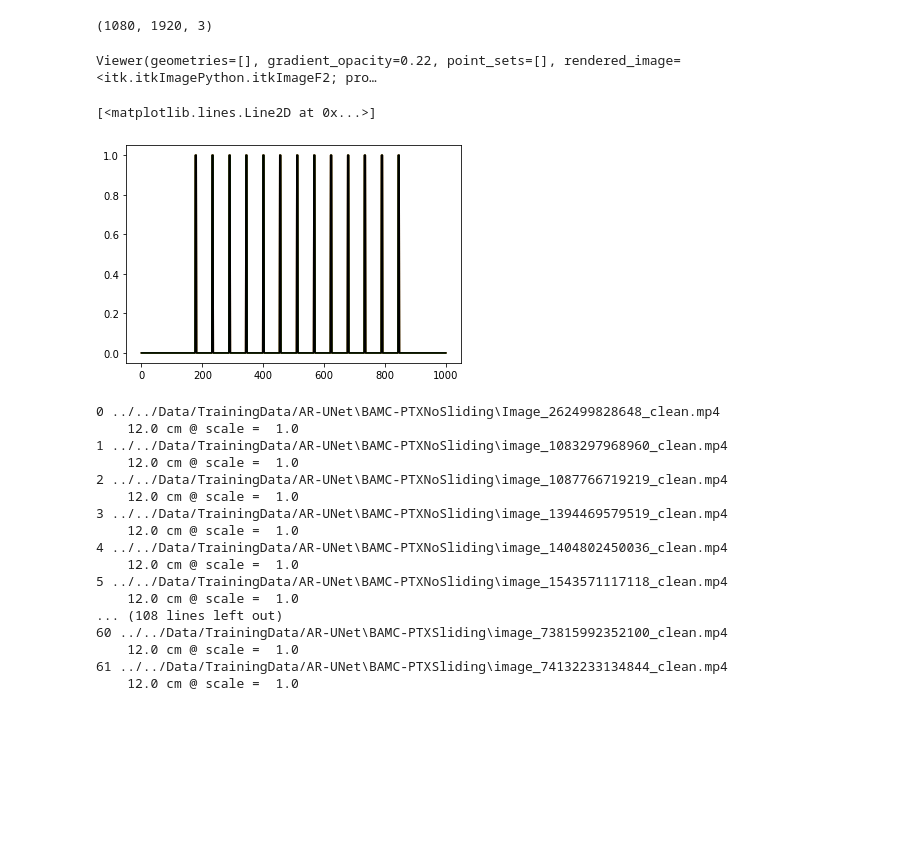
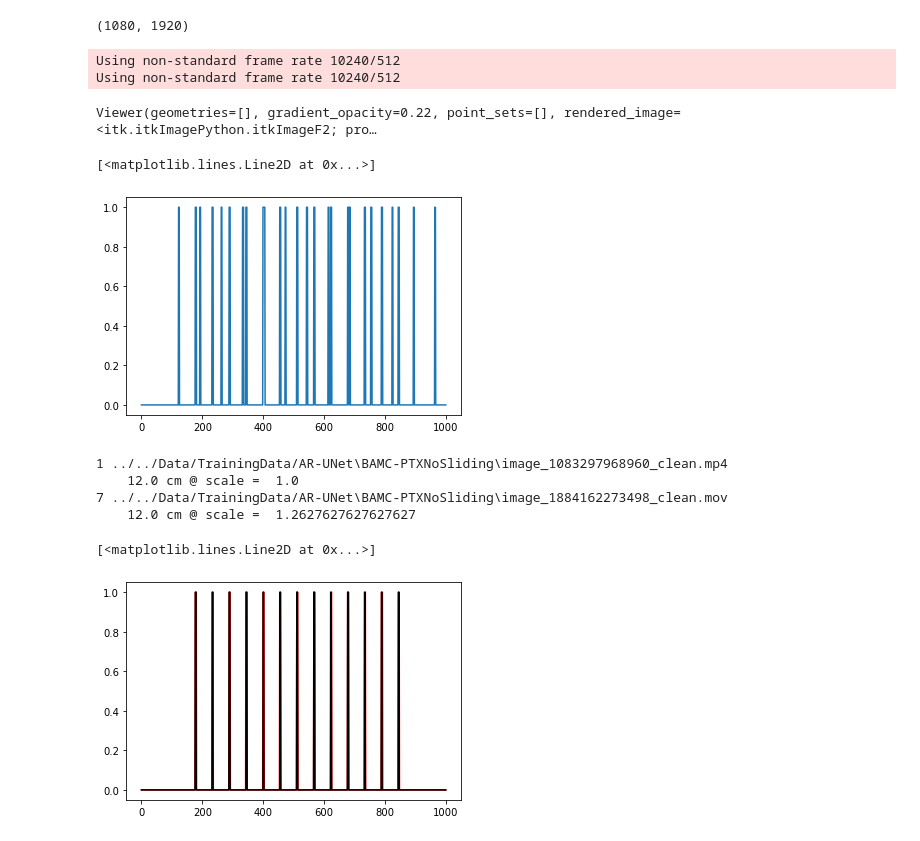
Before and after one commit to KitwareMedical/itkARGUS-DARPA-POCUS_AI-Archive, a Jupyter notebook: Experiments/LinearResampling/estimate_depth_and_zoom_using_C52_image_markers.ipynb, the cells around one changed output. Drawn from its saved outputs; the diff is of its cells as text; code cells hidden in the pictures; blank space fills up the shorter version.

```diff
--- a/Experiments/LinearResampling/estimate_depth_and_zoom_using_C52_image_markers.ipynb
+++ b/Experiments/LinearResampling/estimate_depth_and_zoom_using_C52_image_markers.ipynb
@@ -41,19 +45,20 @@ min_frame = 2
 max_frame = 4
 num_frame = max_frame-min_frame
 
-initVid = imageio.get_reader(data_paths[0], 'ffmpeg')
-vid_shape = initVid.get_data(0).shape
+height,width = shape_video(data_paths[0])
+vid_shape = (height,width)
 print(vid_shape)
 # %% [output]
-(1080, 1920, 3)
+(1080, 1920)
 # %%
 ims = np.zeros((num_vid,vid_shape[0],vid_shape[1]), dtype = np.float32)
 
 # Compute an image that is the mean of the first num_vid frames
-for i in range(1):#num_vid):
-    vid = imageio.get_reader(data_paths[i], 'ffmpeg')
-    img = np.zeros((vid_shape[0],vid_shape[1]))
-    for f in range(min_frame,max_frame):
-        img = img + np.squeeze(np.mean(vid.get_data(f),axis=2))
-    ims[i] = (img - num_frame) / num_frame
+for i in [1,7]:#range(num_vid):
+    vid = load_video(data_paths[i])
+    img = np.squeeze(np.max(vid[min_frame:max_frame,:,:],axis=0))
+    ims[i] = img-1
+# %% [output]
+Using non-standard frame rate 10240/512
+Using non-standard frame rate 10240/512
 # %%
@@ -63,18 +68,14 @@ Viewer(geometries=[], gradient_opacity=0.22, point_sets=[], rendered_image=<itk.
 # %%
 y_min = 80
 y_max = 1080
-imt = (ims[4,y_min:y_max,10:12]/200).astype(int)
+imt = (ims[1,y_min:y_max,10:12]/200).astype(int)
 mid1 = np.mean(imt,axis=1)
-imt = (ims[5,y_min:y_max,10:12]/200).astype(int)
+imt = (ims[7,y_min:y_max,10:12]/200).astype(int)
 mid2 = np.mean(imt,axis=1)
-imt = (ims[6,y_min:y_max,10:12]/200).astype(int)
-mid3 = np.mean(imt,axis=1)
-plt.plot(mid1,'r')
-plt.plot(mid2,'g')
-plt.plot(mid3,'k')
+plt.plot(mid1+mid2)
 # %% [output]
 [<matplotlib.lines.Line2D at 0x...>]
-[figure, old version]
+[figure, new version]
 # %%
 def get_ruler_points_C52(im):
     """ Find points along ruler on left side of image """
@@ -136,7 +137,7 @@ vid_tic_depth = np.zeros(num_vid)
 vid_tic_scale = np.zeros(num_vid)
 im_mask_depth = [5,12,16]
 im_mask = np.zeros((len(im_mask_depth), vid_shape[0],vid_shape[1]), dtype = np.float32)
-for i in range(num_vid):
+for i in [1,7]:#range(num_vid):
     print(i, data_paths[i])
     tic_depth, tic_scale, tic_num, tic_min, tic_max, tic_diff = get_depth_and_zoom_C52(ims[i])
     vid_tic_num[i] = tic_num
@@ -150,23 +151,28 @@ for i in range(num_vid):
         if(vid_tic_depth[i]==im_mask_depth[j] and vid_tic_scale[i]==1):
             im_mask[j]+=ims[i]
 # %% [output]
-0 ../../Data/TrainingData/AR-UNet\BAMC-PTXNoSliding\Image_262499828648_clean.mp4
-    12.0 cm @ scale =  1.0
 1 ../../Data/TrainingData/AR-UNet\BAMC-PTXNoSliding\image_1083297968960_clean.mp4
     12.0 cm @ scale =  1.0
-2 ../../Data/TrainingData/AR-UNet\BAMC-PTXNoSliding\image_1087766719219_clean.mp4
-    12.0 cm @ scale =  1.0
-3 ../../Data/TrainingData/AR-UNet\BAMC-PTXNoSliding\image_1394469579519_clean.mp4
-    12.0 cm @ scale =  1.0
-4 ../../Data/TrainingData/AR-UNet\BAMC-PTXNoSliding\image_1404802450036_clean.mp4
-    12.0 cm @ scale =  1.0
-5 ../../Data/TrainingData/AR-UNet\BAMC-PTXNoSliding\image_1543571117118_clean.mp4
-    12.0 cm @ scale =  1.0
-... (108 lines left out)
-60 ../../Data/TrainingData/AR-UNet\BAMC-PTXSliding\image_73815992352100_clean.mp4
-    12.0 cm @ scale =  1.0
-61 ../../Data/TrainingData/AR-UNet\BAMC-PTXSliding\image_74132233134844_clean.mp4
-    12.0 cm @ scale =  1.0
+7 ../../Data/TrainingData/AR-UNet\BAMC-PTXNoSliding\image_1884162273498_clean.mov
+    12.0 cm @ scale =  1.2627627627627627
+# %%
+imt = (ims[1,y_min:y_max,10:12]/200).astype(int)
+mid1 = np.mean(imt,axis=1)
+imt = (ims[7,y_min:y_max,10:12]/200).astype(int)
+mid2 = np.mean(imt,axis=1)
+mid3 = np.zeros(len(mid1))
+for i in range(len(mid2)):
+    x = 80+i
+    z = 1.2626262627
+    offset = 62
+    xx = x/z - 62 + 80
+    if(xx>=0 and xx<len(mid1)):
+        mid3[int(xx)] = mid2[i]
+plt.plot(mid1,'r')
+plt.plot(mid3,'k')
+# %% [output]
+[<matplotlib.lines.Line2D at 0x...>]
+[figure, added]
 # %%
 for i in range(3):
     img = itk.GetImageFromArray(im_mask[i])
```
Also changed, not shown: parts of 2 cells of this notebook, 26 other files.
